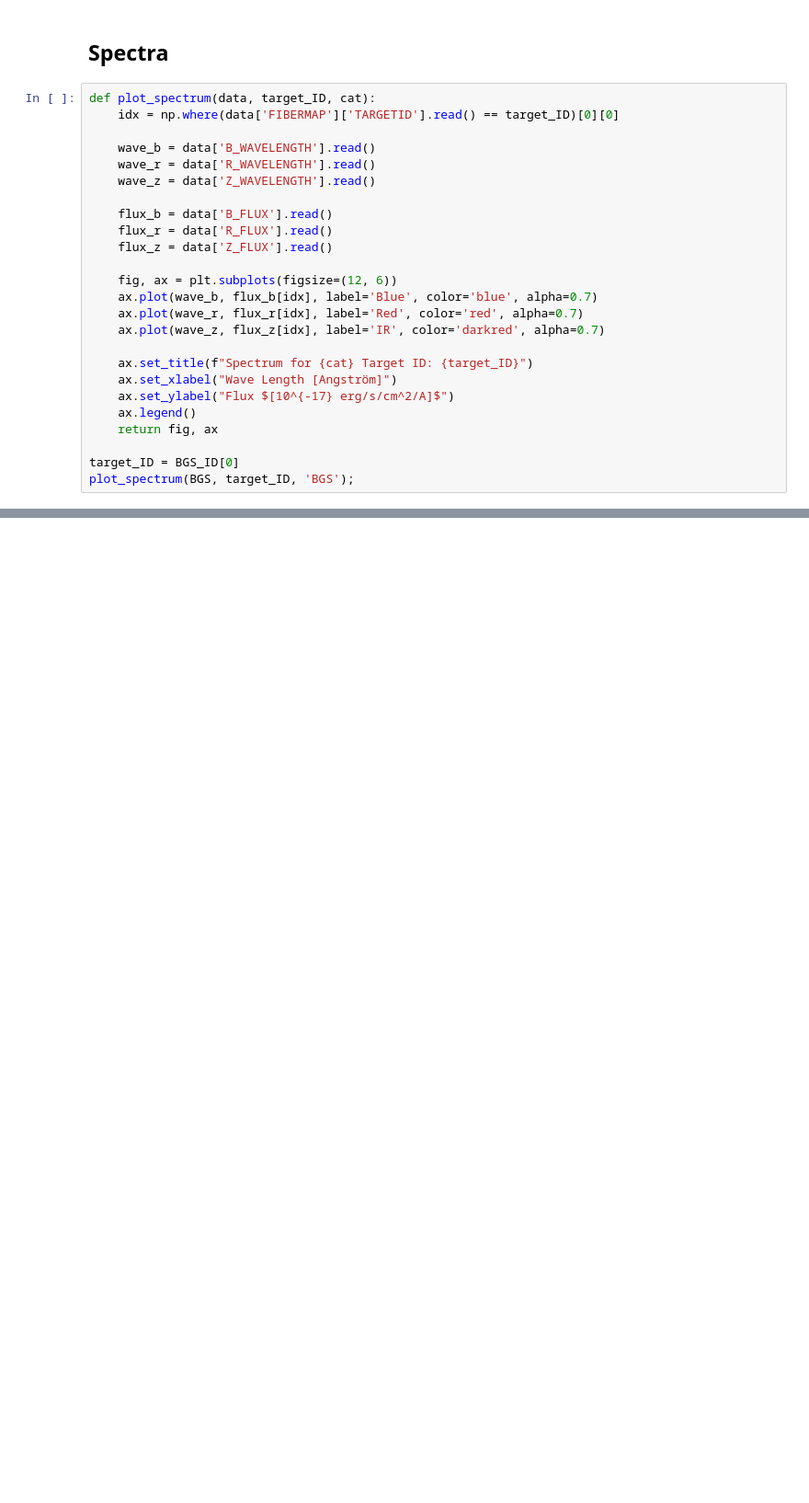
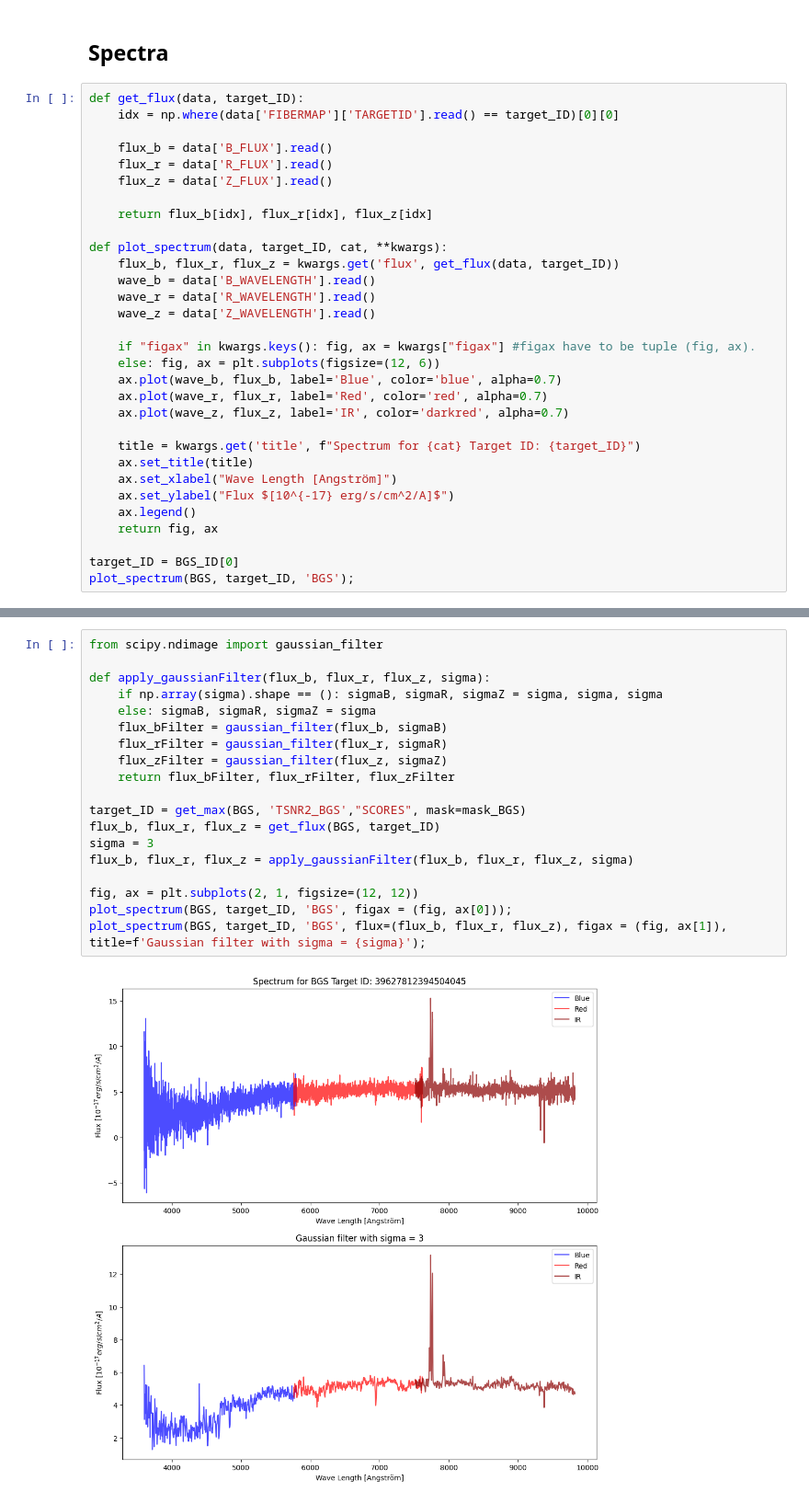
Before and after one commit to johannct/M2_Stage_Code, a Jupyter notebook: DESI Spectra.ipynb, the cells around one changed output, grey strips where cells are left out. Shown at 92% size. Saved outputs shown, nothing was run; the diff lists cells and outputs as text; blank space fills up the shorter version.

```diff
--- a/DESI Spectra.ipynb
+++ b/DESI Spectra.ipynb
@@ -187,23 +191,29 @@ QSO_ID
 # %% [markdown]
 ## Spectra
 # %%
-def plot_spectrum(data, target_ID, cat):
+def get_flux(data, target_ID):
     idx = np.where(data['FIBERMAP']['TARGETID'].read() == target_ID)[0][0]
-
-    wave_b = data['B_WAVELENGTH'].read()
-    wave_r = data['R_WAVELENGTH'].read()
-    wave_z = data['Z_WAVELENGTH'].read()
 
     flux_b = data['B_FLUX'].read()
     flux_r = data['R_FLUX'].read()
     flux_z = data['Z_FLUX'].read()
 
-    fig, ax = plt.subplots(figsize=(12, 6))
-    ax.plot(wave_b, flux_b[idx], label='Blue', color='blue', alpha=0.7)
-    ax.plot(wave_r, flux_r[idx], label='Red', color='red', alpha=0.7)
-    ax.plot(wave_z, flux_z[idx], label='IR', color='darkred', alpha=0.7)
+    return flux_b[idx], flux_r[idx], flux_z[idx]
 
-    ax.set_title(f"Spectrum for {cat} Target ID: {target_ID}")
+def plot_spectrum(data, target_ID, cat, **kwargs):
+    flux_b, flux_r, flux_z = kwargs.get('flux', get_flux(data, target_ID))
+    wave_b = data['B_WAVELENGTH'].read()
+    wave_r = data['R_WAVELENGTH'].read()
+    wave_z = data['Z_WAVELENGTH'].read()
+
+    if "figax" in kwargs.keys(): fig, ax = kwargs["figax"] #figax have to be tuple (fig, ax).
+    else: fig, ax = plt.subplots(figsize=(12, 6))
+    ax.plot(wave_b, flux_b, label='Blue', color='blue', alpha=0.7)
+    ax.plot(wave_r, flux_r, label='Red', color='red', alpha=0.7)
+    ax.plot(wave_z, flux_z, label='IR', color='darkred', alpha=0.7)
+
+    title = kwargs.get('title', f"Spectrum for {cat} Target ID: {target_ID}")
+    ax.set_title(title)
     ax.set_xlabel("Wave Length [Angström]")
     ax.set_ylabel("Flux $[10^{-17} erg/s/cm^2/A]$")
     ax.legend()
@@ -249,0 +268,21 @@ plot_spectrum(QSO, target_ID, 'QSO');
+# %%
+from scipy.ndimage import gaussian_filter
+
+def apply_gaussianFilter(flux_b, flux_r, flux_z, sigma):
+    if np.array(sigma).shape == (): sigmaB, sigmaR, sigmaZ = sigma, sigma, sigma
+    else: sigmaB, sigmaR, sigmaZ = sigma
+    flux_bFilter = gaussian_filter(flux_b, sigmaB)
+    flux_rFilter = gaussian_filter(flux_r, sigmaR)
+    flux_zFilter = gaussian_filter(flux_z, sigmaZ)
+    return flux_bFilter, flux_rFilter, flux_zFilter
+
+target_ID = get_max(BGS, 'TSNR2_BGS',"SCORES", mask=mask_BGS)
+flux_b, flux_r, flux_z = get_flux(BGS, target_ID)
+sigma = 3
+flux_b, flux_r, flux_z = apply_gaussianFilter(flux_b, flux_r, flux_z, sigma)
+
+fig, ax = plt.subplots(2, 1, figsize=(12, 12))
+plot_spectrum(BGS, target_ID, 'BGS', figax = (fig, ax[0]));
+plot_spectrum(BGS, target_ID, 'BGS', flux=(flux_b, flux_r, flux_z), figax = (fig, ax[1]), title=f'Gaussian filter with sigma = {sigma}');
+# %% [output]
+[figure, added]
```
Also changed, not shown: parts of 10 cells of this notebook, 1 other file.
